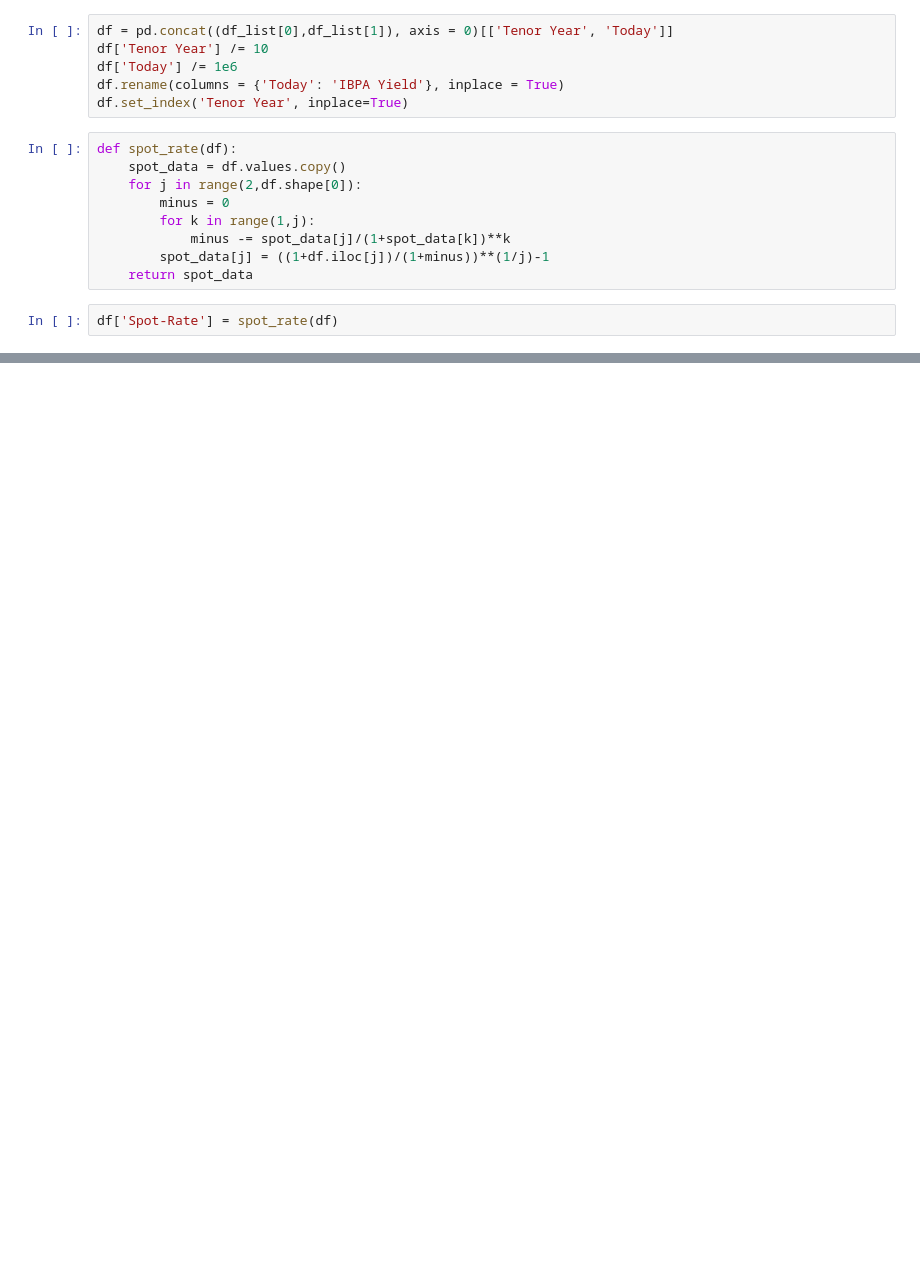
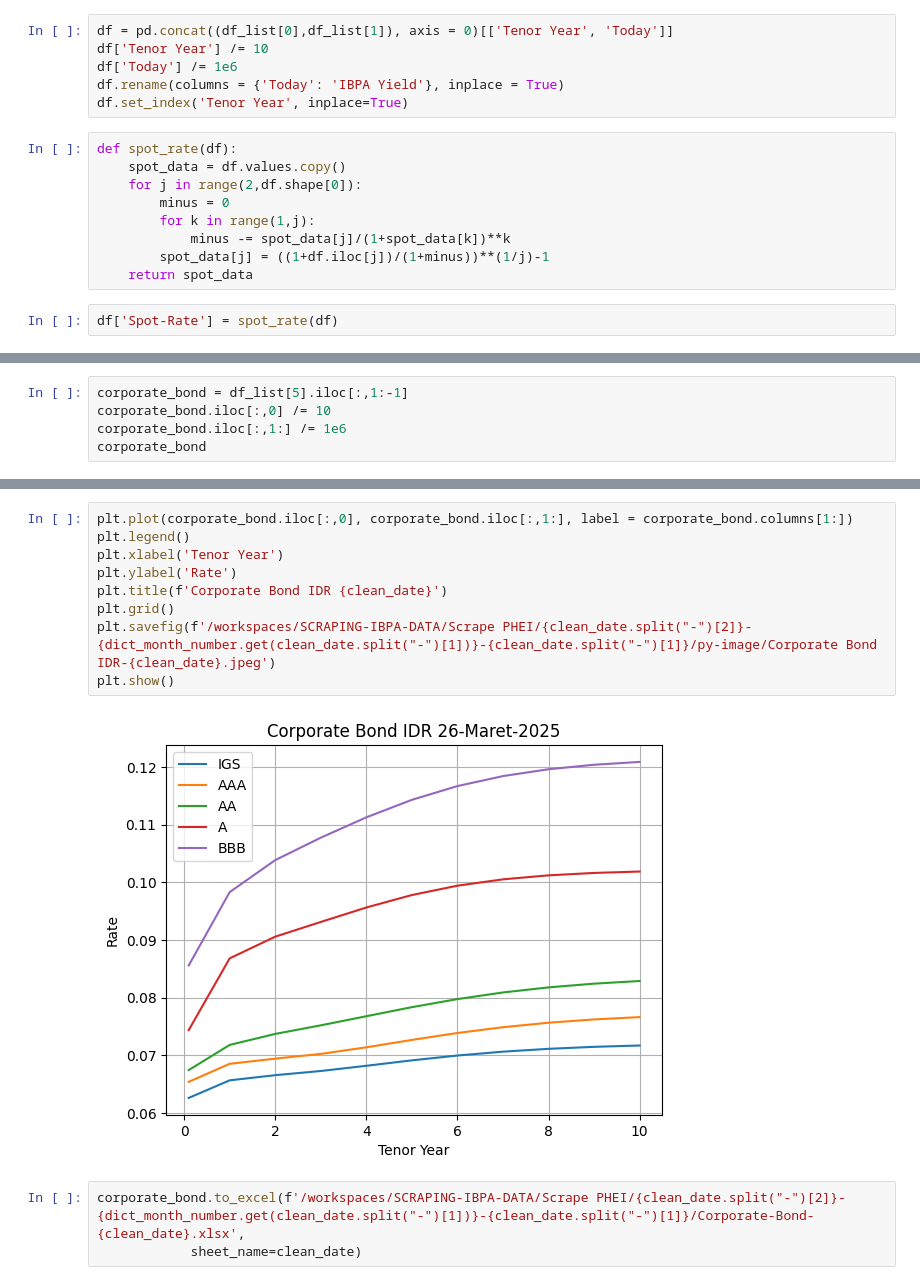
Before and after one commit to leonv1602/scraping-ibpa-data, a Jupyter notebook: Scrape PHEI/scrape.ipynb, the cells around one changed output, grey strips where cells are left out. Cells and saved outputs as stored; diff of their text form; blank space fills up the shorter version.

```diff
--- a/Scrape PHEI/scrape.ipynb
+++ b/Scrape PHEI/scrape.ipynb
@@ -132,0 +171,5 @@ df.to_excel(f'/workspaces/NSS-Model/Scrape PHEI/{clean_date.split("-")[2]}-{clea
+# %%
+corporate_bond = df_list[5].iloc[:,1:-1]
+corporate_bond.iloc[:,0] /= 10
+corporate_bond.iloc[:,1:] /= 1e6
+corporate_bond
@@ -132,0 +189,14 @@ df.to_excel(f'/workspaces/NSS-Model/Scrape PHEI/{clean_date.split("-")[2]}-{clea
+# %%
+plt.plot(corporate_bond.iloc[:,0], corporate_bond.iloc[:,1:], label = corporate_bond.columns[1:])
+plt.legend()
+plt.xlabel('Tenor Year')
+plt.ylabel('Rate')
+plt.title(f'Corporate Bond IDR {clean_date}')
+plt.grid()
+plt.savefig(f'/workspaces/SCRAPING-IBPA-DATA/Scrape PHEI/{clean_date.split("-")[2]}-{dict_month_number.get(clean_date.split("-")[1])}-{clean_date.split("-")[1]}/py-image/Corporate Bond IDR-{clean_date}.jpeg')
+plt.show()
+# %% [output]
+[figure, added]
+# %%
+corporate_bond.to_excel(f'/workspaces/SCRAPING-IBPA-DATA/Scrape PHEI/{clean_date.split("-")[2]}-{dict_month_number.get(clean_date.split("-")[1])}-{clean_date.split("-")[1]}/Corporate-Bond-{clean_date}.xlsx',
+            sheet_name=clean_date)
```
Also changed, not shown: parts of 16 cells of this notebook, 2 other files.
